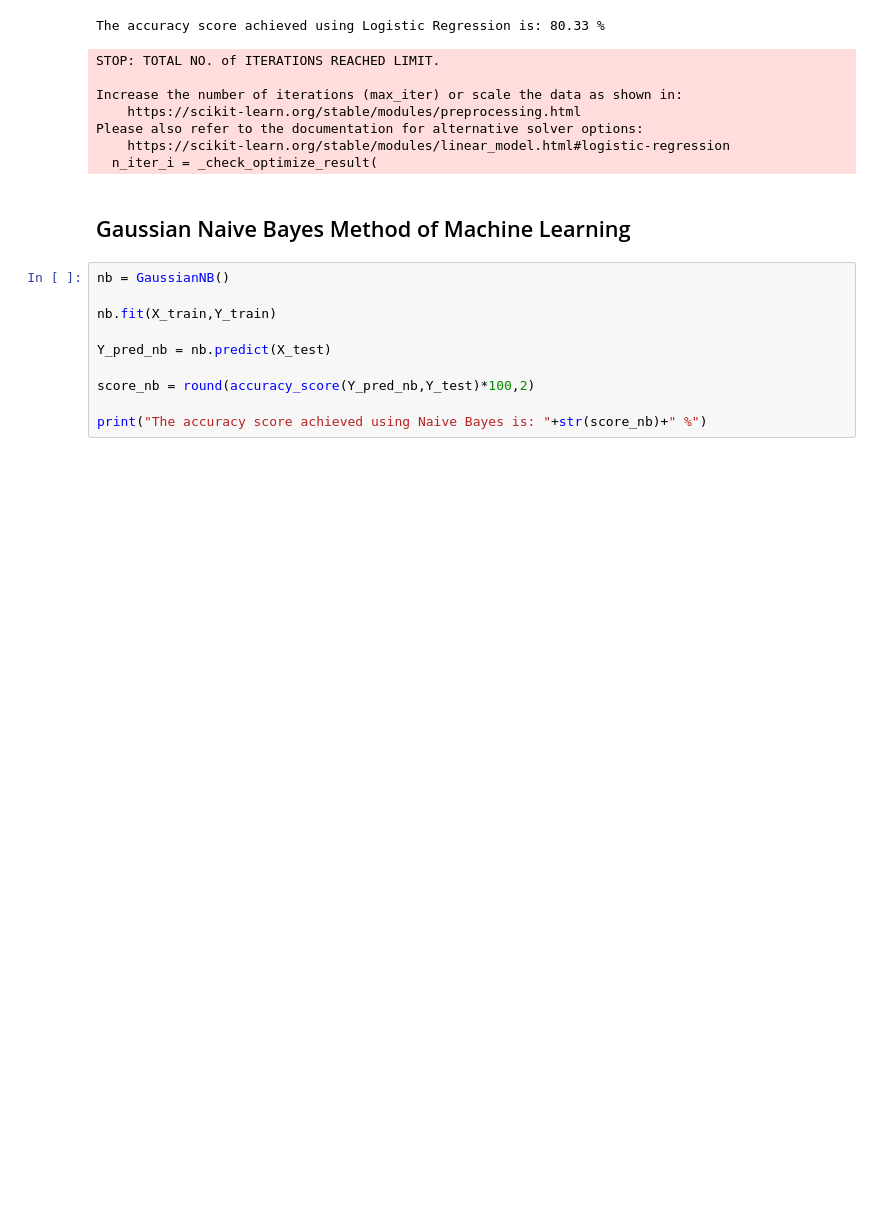
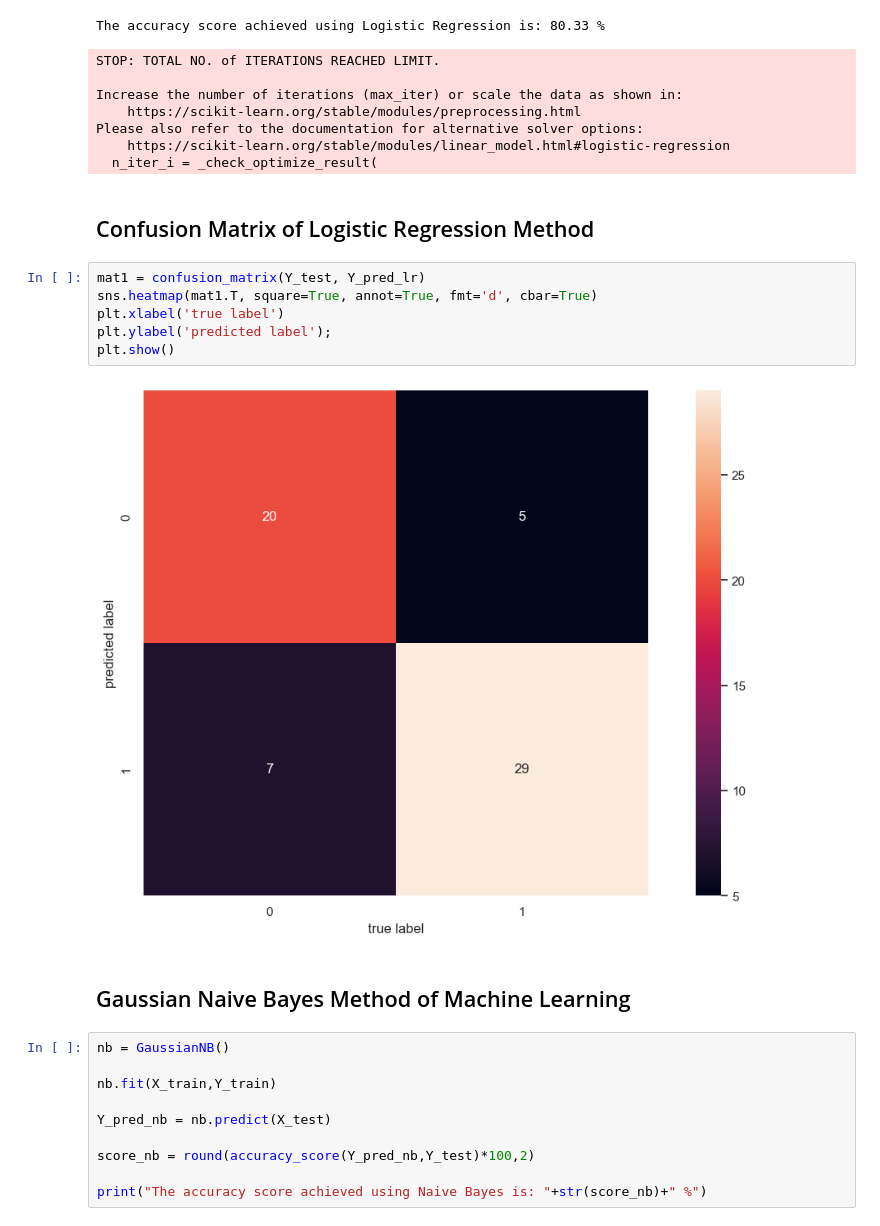
Before and after one commit to Dev-Destructor/bct-project, a Jupyter notebook: index.ipynb, the cells around one changed output. Cells and saved outputs as stored; diff of their text form; blank space fills up the shorter version.

```diff
--- a/index.ipynb
+++ b/index.ipynb
@@ -103,6 +146,16 @@ Increase the number of iterations (max_iter) or scale the data as shown in:
 Please also refer to the documentation for alternative solver options:
     https://scikit-learn.org/stable/modules/linear_model.html#logistic-regression
   n_iter_i = _check_optimize_result(
+# %% [markdown]
+## Confusion Matrix of Logistic Regression Method
+# %%
+mat1 = confusion_matrix(Y_test, Y_pred_lr)
+sns.heatmap(mat1.T, square=True, annot=True, fmt='d', cbar=True)
+plt.xlabel('true label')
+plt.ylabel('predicted label');
+plt.show()
+# %% [output]
+[figure, added]
 # %% [markdown]
 ## Gaussian Naive Bayes Method of Machine Learning
 # %%
```
Also changed, not shown: parts of 20 cells of this notebook.
